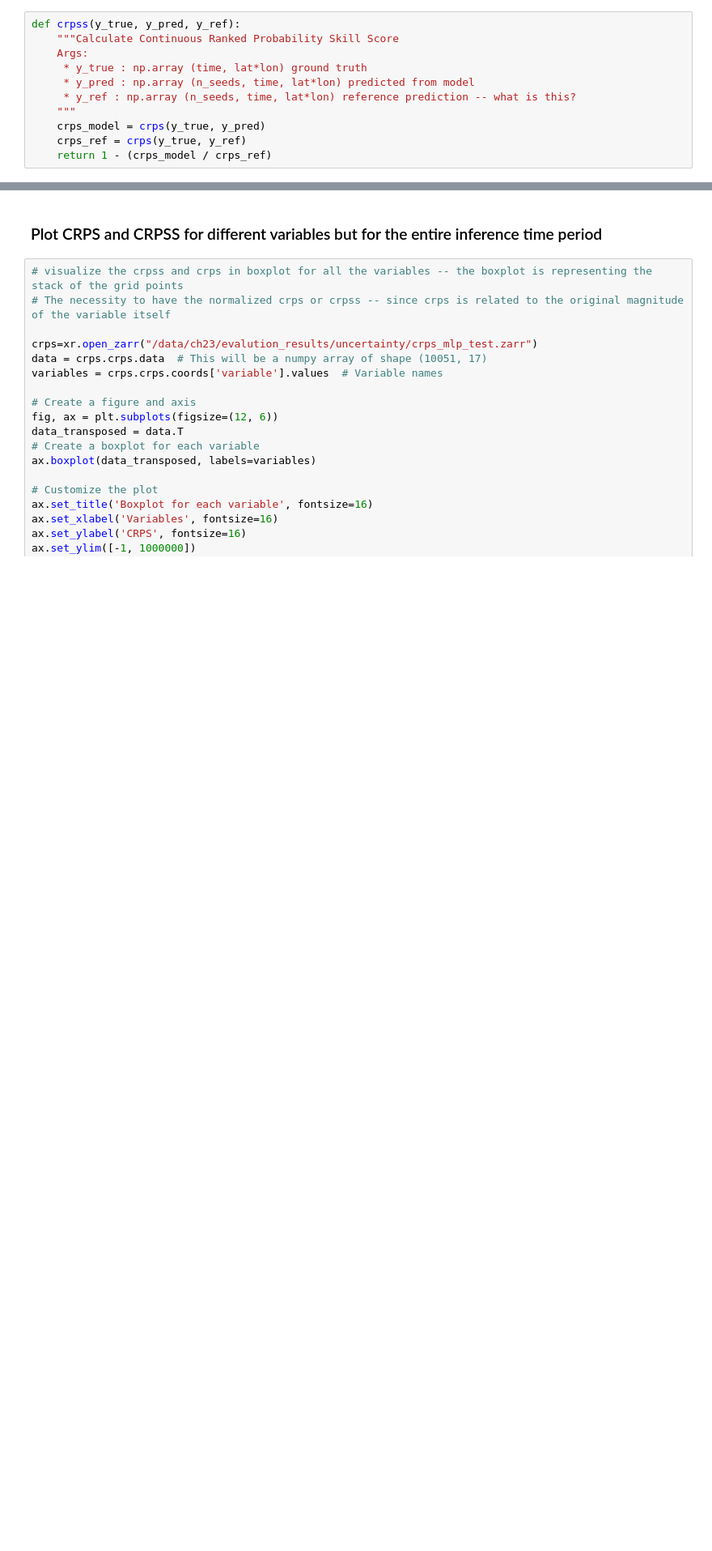
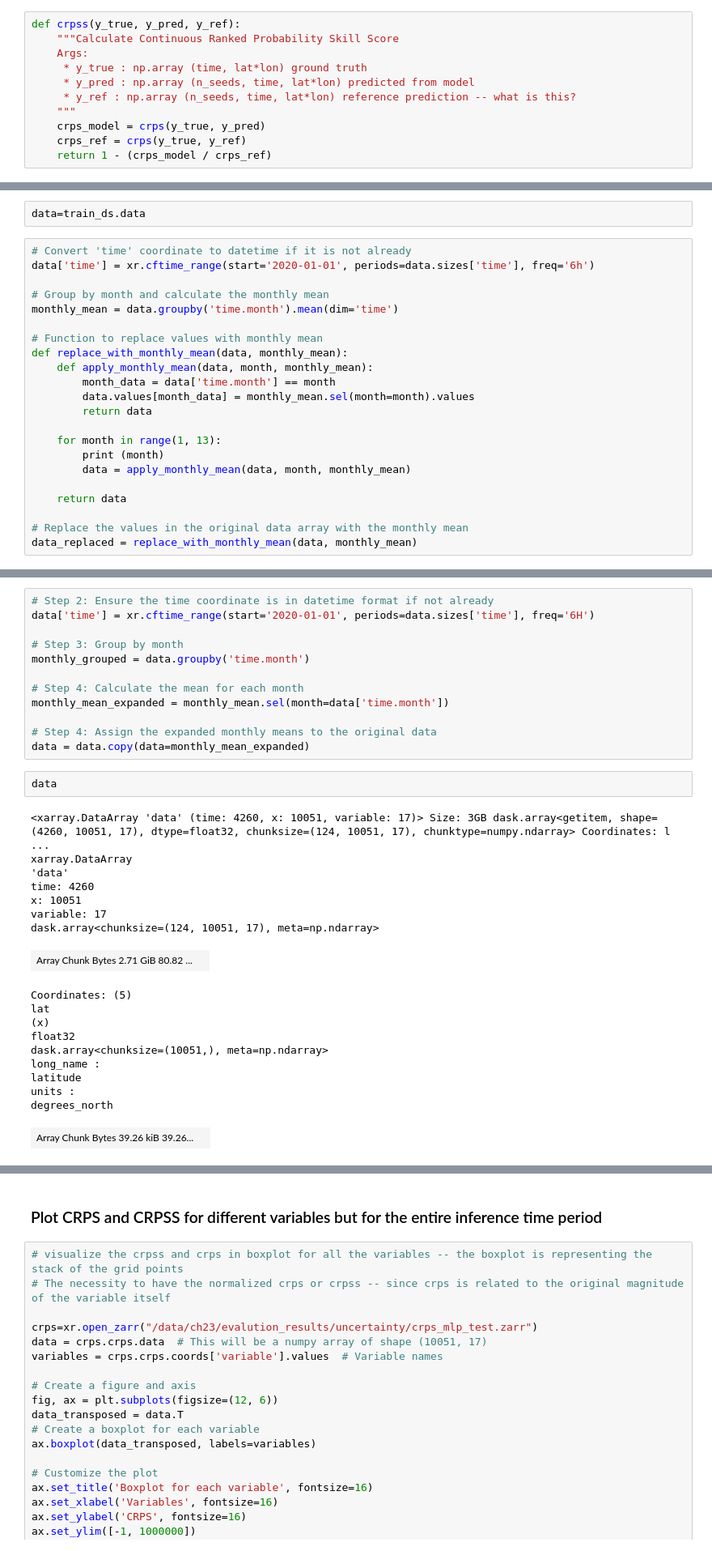
Before and after one commit to ECMWFCode4Earth/ML-BEES, a Jupyter notebook: ML-BEES-eval/uncertainty.ipynb, the cells around one changed output, grey strips where cells are left out. Shown at 81% size. Cells and saved outputs as stored; diff of their text form; blank space fills up the shorter version.

```diff
--- a/ML-BEES-eval/uncertainty.ipynb
+++ b/ML-BEES-eval/uncertainty.ipynb
@@ -201,0 +178,24 @@ def crpss(y_true, y_pred, y_ref):
+# %%
+data=train_ds.data
+# %%
+# Convert 'time' coordinate to datetime if it is not already
+data['time'] = xr.cftime_range(start='2020-01-01', periods=data.sizes['time'], freq='6h')
+
+# Group by month and calculate the monthly mean
+monthly_mean = data.groupby('time.month').mean(dim='time')
+
+# Function to replace values with monthly mean
+def replace_with_monthly_mean(data, monthly_mean):
+    def apply_monthly_mean(data, month, monthly_mean):
+        month_data = data['time.month'] == month
+        data.values[month_data] = monthly_mean.sel(month=month).values
+        return data
+
+    for month in range(1, 13):
+        print (month)
+        data = apply_monthly_mean(data, month, monthly_mean)
+
+    return data
+
+# Replace the values in the original data array with the monthly mean
+data_replaced = replace_with_monthly_mean(data, monthly_mean)
@@ -201,0 +215,33 @@ def crpss(y_true, y_pred, y_ref):
+# %%
+# Step 2: Ensure the time coordinate is in datetime format if not already
+data['time'] = xr.cftime_range(start='2020-01-01', periods=data.sizes['time'], freq='6H')
+
+# Step 3: Group by month
+monthly_grouped = data.groupby('time.month')
+
+# Step 4: Calculate the mean for each month
+monthly_mean_expanded = monthly_mean.sel(month=data['time.month'])
+
+# Step 4: Assign the expanded monthly means to the original data
+data = data.copy(data=monthly_mean_expanded)
+# %%
+data
+# %% [output]
+<xarray.DataArray 'data' (time: 4260, x: 10051, variable: 17)> Size: 3GB dask.array<getitem, shape=(4260, 10051, 17), dtype=float32, chunksize=(124, 10051, 17), chunktype=numpy.ndarray> Coordinates: l ...
+xarray.DataArray
+'data'
+time: 4260
+x: 10051
+variable: 17
+dask.array<chunksize=(124, 10051, 17), meta=np.ndarray>
+| Array Chunk Bytes 2.71 GiB 80.82 ... |  |
+Coordinates: (5)
+lat
+(x)
+float32
+dask.array<chunksize=(10051,), meta=np.ndarray>
+long_name :
+latitude
+units :
+degrees_north
+| Array Chunk Bytes 39.26 kiB 39.26... |  |
```
Also changed, not shown: parts of 19 cells of this notebook.
